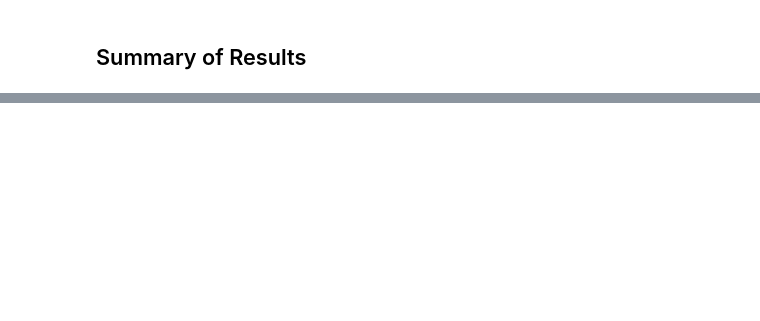
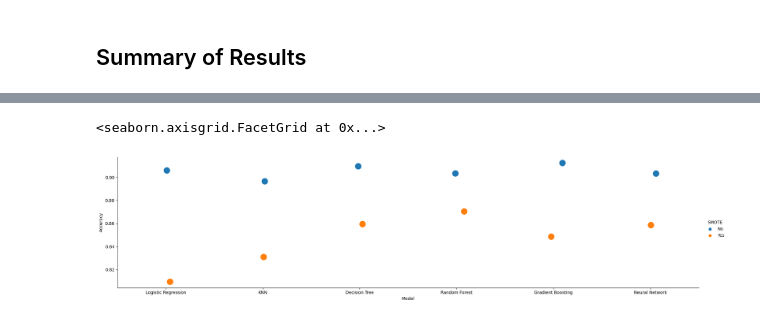
Before and after one commit to MarwanMousa/census_income_classification, a Jupyter notebook: coding_task/Models.ipynb, the cells around one changed output, grey strips where cells are left out. Drawn from its saved outputs; the diff is of its cells as text; code cells hidden in the pictures; blank space fills up the shorter version.

```diff
--- a/coding_task/Models.ipynb
+++ b/coding_task/Models.ipynb
@@ -469,7 +470,7 @@ NN_model2 = train_model(NeuralNetworkModel(input_dim, hidden_dim, Network, batch
 NN_model1_pred = evaluate_model(NN_model1, X_test, Y_test)
 NN_model2_pred = evaluate_model(NN_model2, X_test, Y_test)
 # %%
-NN_model1_balanced_accuracy, NN_model1_recall, NN_model1_precision = get_metrics(Y_test, NN_model1_pred)
+NN1_acc, NN1_bacc, NN1_rec, NN1_prec, NN1_f1, NN1_roc = get_metrics(Y_test, NN_model1_pred)
 # %% [output]
 Accuracy: 0.90
 Balanced Accuracy: 0.62
@@ -482,5 +483,5 @@ plot_normalised_confusion_matrix(Y_test, NN_model1_pred, 'Neural Network')
 # %% [output]
 [figure]
 # %%
-NN_model2_balanced_accuracy, NN_model2_recall, NN_model2_precision = get_metrics(Y_test, NN_model2_pred)
+NN2_acc, NN2_bacc, NN2_rec, NN2_prec, NN2_f1, NN2_roc = get_metrics(Y_test, NN_model2_pred)
 # %% [output]
@@ -540,0 +542,37 @@ Neural Network       0.81            0.80            0.49            0.80
+# %%
+models = ["Logistic Regression", "KNN", "Decision Tree", "Random Forest", "Gradient Boosting", "Neural Network"]
+
+acc1 = [LR1_acc, KNN1_acc, DT1_acc, RF1_acc, GB1_acc, NN1_acc]
+acc2 = [LR2_acc, KNN2_acc, DT2_acc, RF2_acc, GB2_acc, NN2_acc]
+
+bacc1 = [LR1_bacc, KNN1_bacc, DT1_bacc, RF1_bacc, GB1_bacc, NN1_bacc]
+bacc2 = [LR2_bacc, KNN2_bacc, DT2_bacc, RF2_bacc, GB2_bacc, NN2_bacc]
+
+# Recall of the minority class
+rec1 = [LR1_rec[1], KNN1_rec[1], DT1_rec[1], RF1_rec[1], GB1_rec[1], NN1_rec[1]]
+rec2 = [LR2_rec[1], KNN2_rec[1], DT2_rec[1], RF2_rec[1], GB2_rec[1], NN2_rec[1]]
+
+prec1 = [LR1_prec, KNN1_prec, DT1_prec, RF1_prec, GB1_prec, NN1_prec]
+prec2 = [LR2_prec, KNN2_prec, DT2_prec, RF2_prec, GB2_prec, NN2_prec]
+
+f11 = [LR1_f1, KNN1_f1, DT1_f1, RF1_f1, GB1_f1, NN1_f1]
+f12 = [LR2_f1, KNN2_f1, DT2_f1, RF2_f1, GB2_f1, NN2_f1]
+
+roc1 = [LR1_roc, KNN1_roc, DT1_roc, RF1_roc, GB1_roc, NN1_roc]
+roc2 = [LR2_roc, KNN2_roc, DT2_roc, RF2_roc, GB2_roc, NN2_roc]
+# %%
+metric_data = {
+    'Model': models + models,
+    'Accuracy': acc1 + acc2,
+    'Balanced Accuracy': bacc1 + bacc2,
+    'Recall of Minority Class': rec1 + rec2,
+    'Precision': prec1 + prec2,
+    'f1': f11 + f12,
+    'roc auc': roc1 + roc2,
+    'SMOTE': ['No'] * 6 + ['Yes'] * 6,
+}
+# %%
+sns.catplot(data = metric_data, x='Model', y='Accuracy', hue='SMOTE', height=5, aspect=4, size=15)
+# %% [output]
+<seaborn.axisgrid.FacetGrid at 0x...>
+[figure, added]
```
Also changed, not shown: parts of 33 cells of this notebook.
